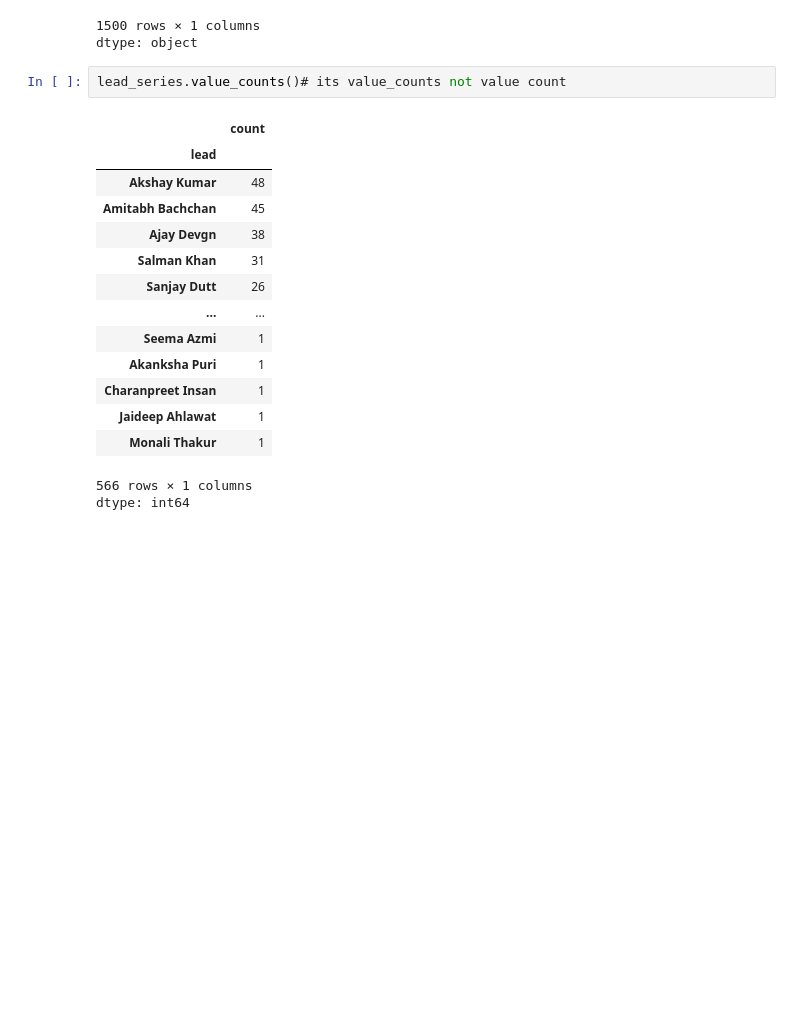
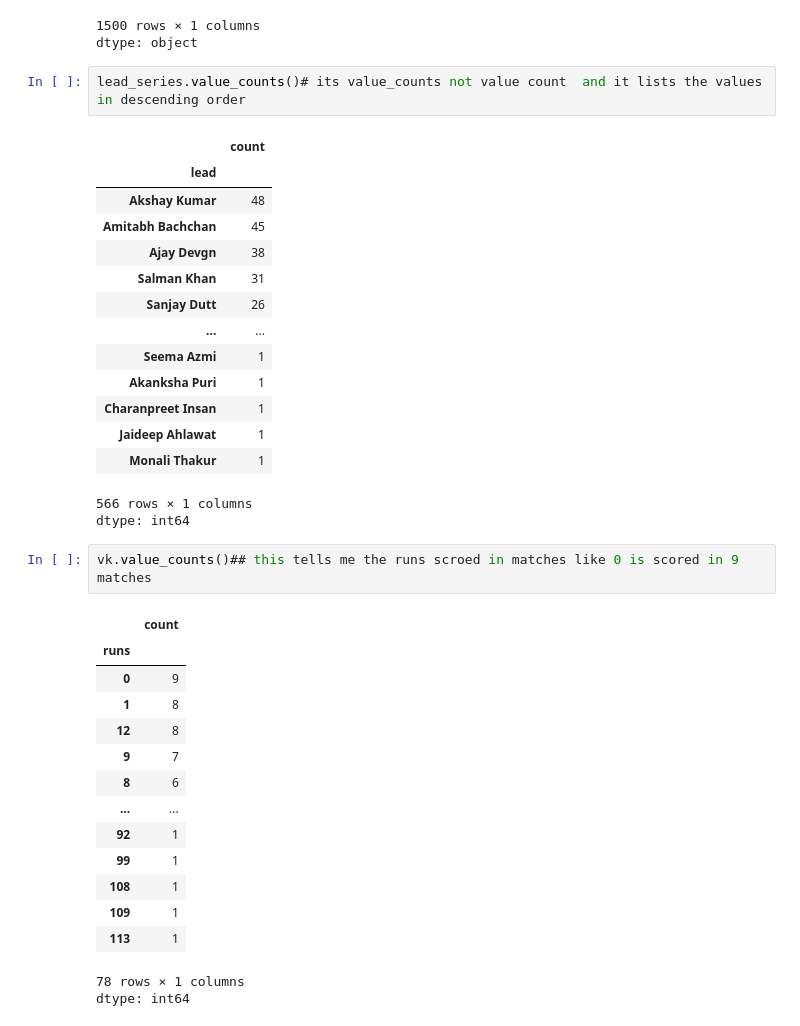
Before and after one commit to Hubert1234567890/python_data_science-, a Jupyter notebook: pandas/pandas_practice.ipynb, the cells around one changed output. Saved outputs shown, nothing was run; the diff lists cells and outputs as text; blank space fills up the shorter version.

```diff
--- a/pandas/pandas_practice.ipynb
+++ b/pandas/pandas_practice.ipynb
@@ -194,7 +167,7 @@ lead_series
 1500 rows × 1 columns
 dtype: object
 # %%
-lead_series.value_counts()# its value_counts not value count
+lead_series.value_counts()# its value_counts not value count  and it lists the values in descending order
 # %% [output]
 |  | count |
 | lead |  |
@@ -211,3 +184,21 @@ lead_series.value_counts()# its value_counts not value count
 | Monali Thakur | 1 |
 566 rows × 1 columns
 dtype: int64
+# %%
+vk.value_counts()## this tells me the runs scroed in matches like 0 is scored in 9 matches
+# %% [output]
+|  | count |
+| runs |  |
+| 0 | 9 |
+| 1 | 8 |
+| 12 | 8 |
+| 9 | 7 |
+| 8 | 6 |
+| ... | ... |
+| 92 | 1 |
+| 99 | 1 |
+| 108 | 1 |
+| 109 | 1 |
+| 113 | 1 |
+78 rows × 1 columns
+dtype: int64
```
Also changed, not shown: parts of 13 cells of this notebook.
